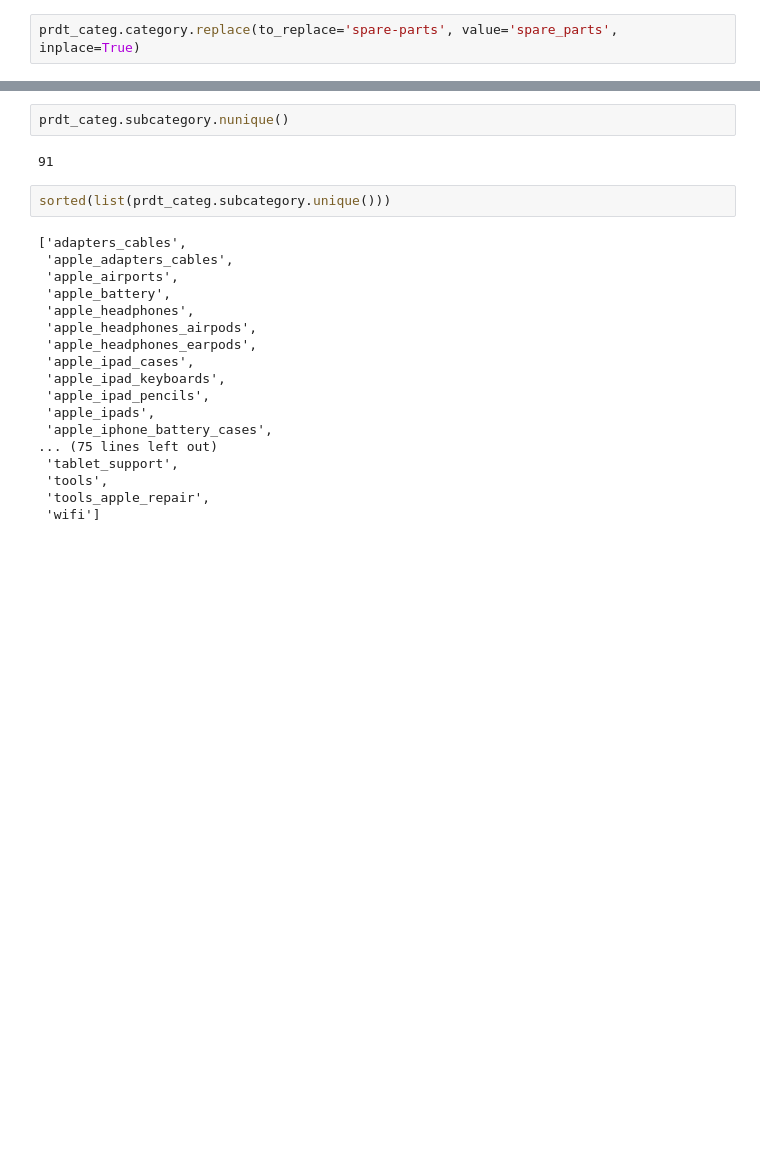
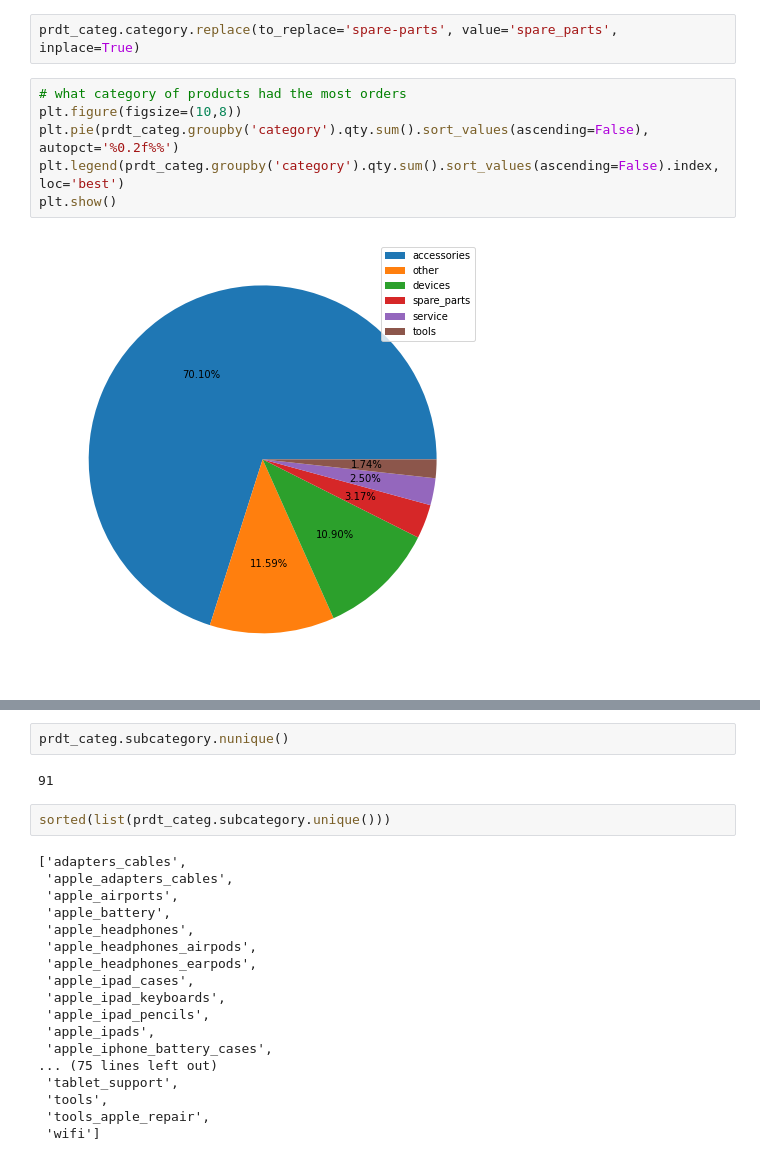
Before and after one commit to GoodnessUdochukwu/2.-Data-Preparation-Exploration-Analysis-Visualization, a Jupyter notebook: exploratory_data_analysis_and_visualization_project.ipynb, the cells around one changed output, grey strips where cells are left out. Drawn from its saved outputs; the diff is of its cells as text; blank space fills up the shorter version.

```diff
--- a/exploratory_data_analysis_and_visualization_project.ipynb
+++ b/exploratory_data_analysis_and_visualization_project.ipynb
@@ -1046,2 +114,10 @@ prdt_categ2
 # %%
 prdt_categ.category.replace(to_replace='spare-parts', value='spare_parts', inplace=True)
+# %%
+# what category of products had the most orders
+plt.figure(figsize=(10,8))
+plt.pie(prdt_categ.groupby('category').qty.sum().sort_values(ascending=False), autopct='%0.2f%%')
+plt.legend(prdt_categ.groupby('category').qty.sum().sort_values(ascending=False).index, loc='best')
+plt.show()
+# %% [output]
+[figure, added]
```
Also changed, not shown: parts of 155 cells of this notebook.
